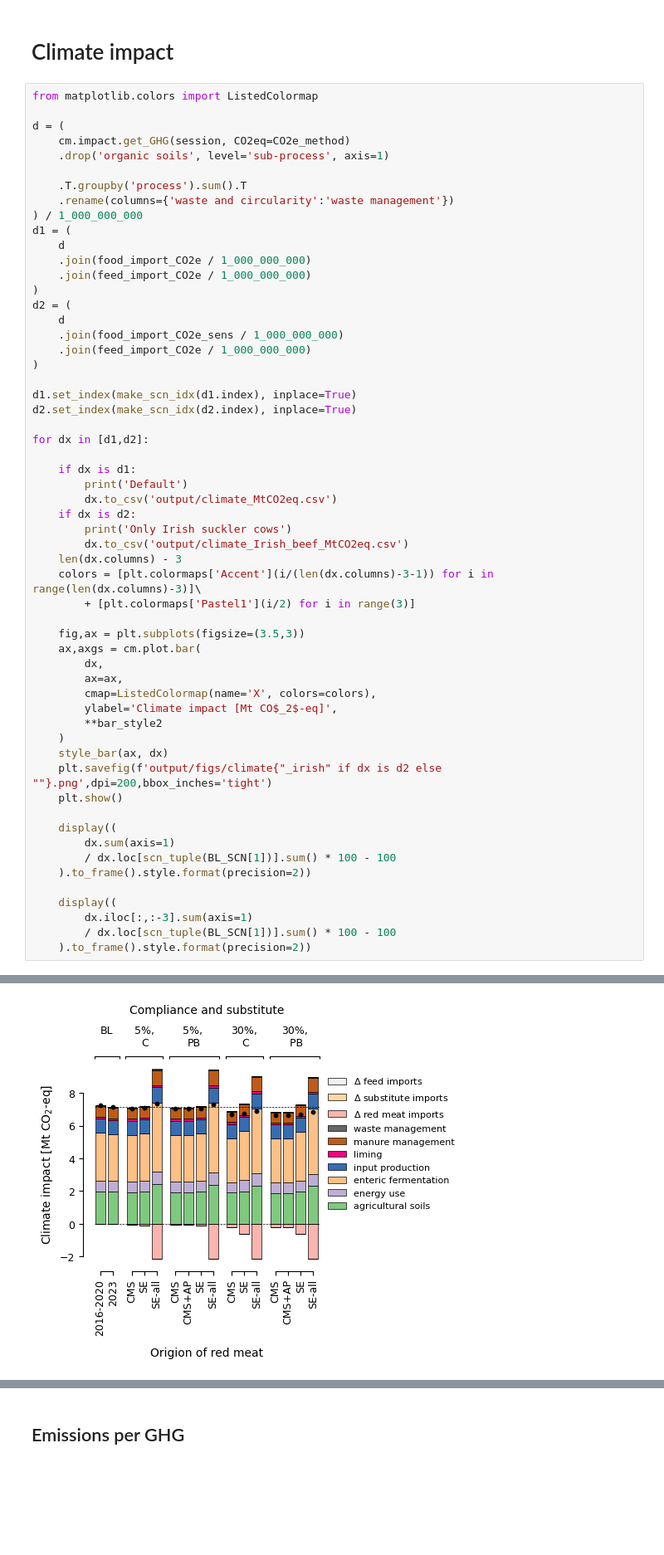
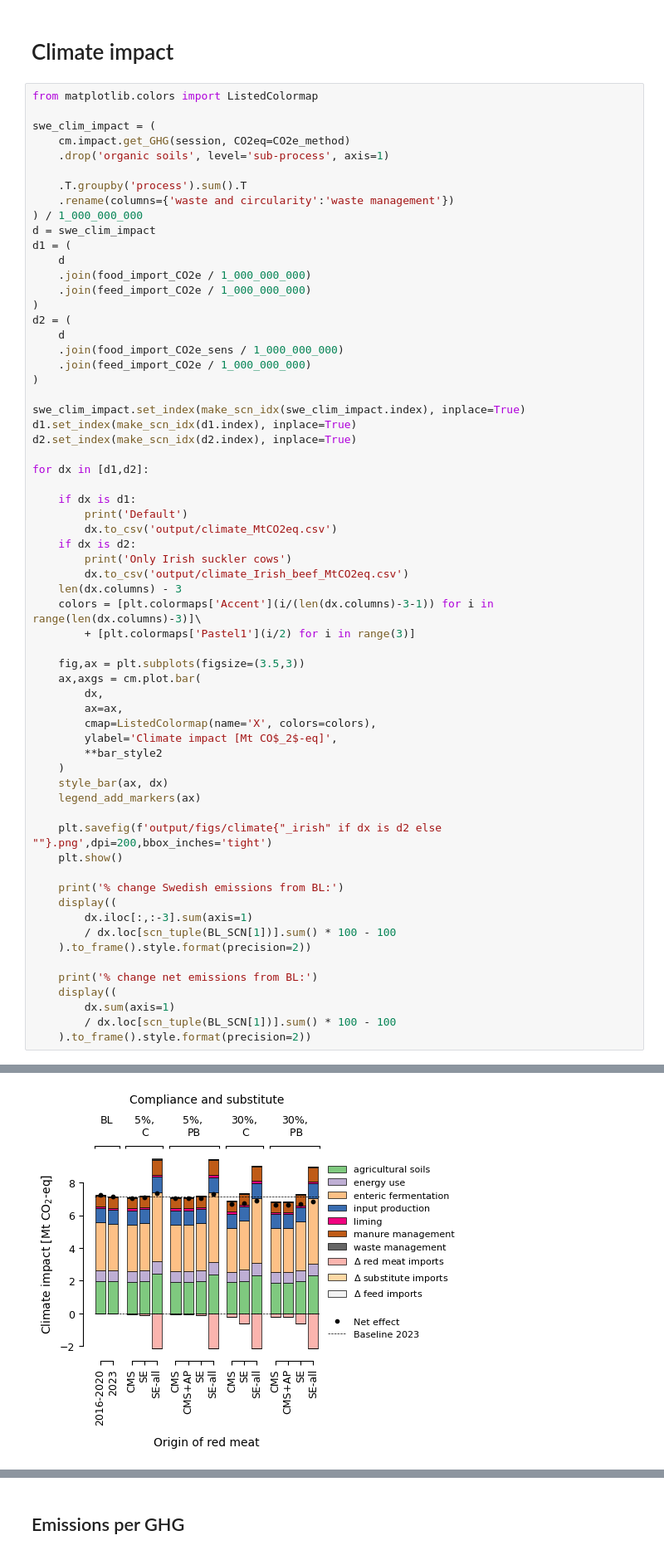
Before and after one commit to SLU-foodsystems/CIBUSmod-SLV2025, a Jupyter notebook: SLV2025_outputs.ipynb, the cells around one changed output, grey strips where cells are left out. Shown at 83% size. Saved outputs shown, nothing was run; the diff lists cells and outputs as text; blank space fills up the shorter version.

Commit message:
Figure styling + result tables in Excel

```diff
--- a/SLV2025_outputs.ipynb
+++ b/SLV2025_outputs.ipynb
@@ -618,13 +653,14 @@ Name: other sheep, dtype: float64
 # %%
 from matplotlib.colors import ListedColormap
 
-d = (
+swe_clim_impact = (
     cm.impact.get_GHG(session, CO2eq=CO2e_method)
     .drop('organic soils', level='sub-process', axis=1)
 
     .T.groupby('process').sum().T
     .rename(columns={'waste and circularity':'waste management'})
 ) / 1_000_000_000
+d = swe_clim_impact
 d1 = (
     d
     .join(food_import_CO2e / 1_000_000_000)
@@ -636,42 +672,47 @@ d2 = (
     .join(feed_import_CO2e / 1_000_000_000)
 )
 
+swe_clim_impact.set_index(make_scn_idx(swe_clim_impact.index), inplace=True)
 d1.set_index(make_scn_idx(d1.index), inplace=True)
 d2.set_index(make_scn_idx(d2.index), inplace=True)
 
 for dx in [d1,d2]:
 
     if dx is d1:
         print('Default')
         dx.to_csv('output/climate_MtCO2eq.csv')
     if dx is d2:
         print('Only Irish suckler cows')
         dx.to_csv('output/climate_Irish_beef_MtCO2eq.csv')
     len(dx.columns) - 3
     colors = [plt.colormaps['Accent'](i/(len(dx.columns)-3-1)) for i in range(len(dx.columns)-3)]\
         + [plt.colormaps['Pastel1'](i/2) for i in range(3)]
 
     fig,ax = plt.subplots(figsize=(3.5,3))
     ax,axgs = cm.plot.bar(
         dx,
         ax=ax,
         cmap=ListedColormap(name='X', colors=colors),
         ylabel='Climate impact [Mt CO$_2$-eq]',
         **bar_style2
     )
     style_bar(ax, dx)
+    legend_add_markers(ax)
+
     plt.savefig(f'output/figs/climate{"_irish" if dx is d2 else ""}.png',dpi=200,bbox_inches='tight')
     plt.show()
 
+    print('% change Swedish emissions from BL:')
+    display((
+        dx.iloc[:,:-3].sum(axis=1)
+        / dx.loc[scn_tuple(BL_SCN[1])].sum() * 100 - 100
+    ).to_frame().style.format(precision=2))
+
+    print('% change net emissions from BL:')
     display((
         dx.sum(axis=1)
         / dx.loc[scn_tuple(BL_SCN[1])].sum() * 100 - 100
     ).to_frame().style.format(precision=2))
-
-    display((
-        dx.iloc[:,:-3].sum(axis=1)
-        / dx.loc[scn_tuple(BL_SCN[1])].sum() * 100 - 100
-    ).to_frame().style.format(precision=2))
 # %% [output]
 Default
-[figure, old version]
+[figure, new version]
```
Also changed, not shown: parts of 18 cells of this notebook, 10 other files.
